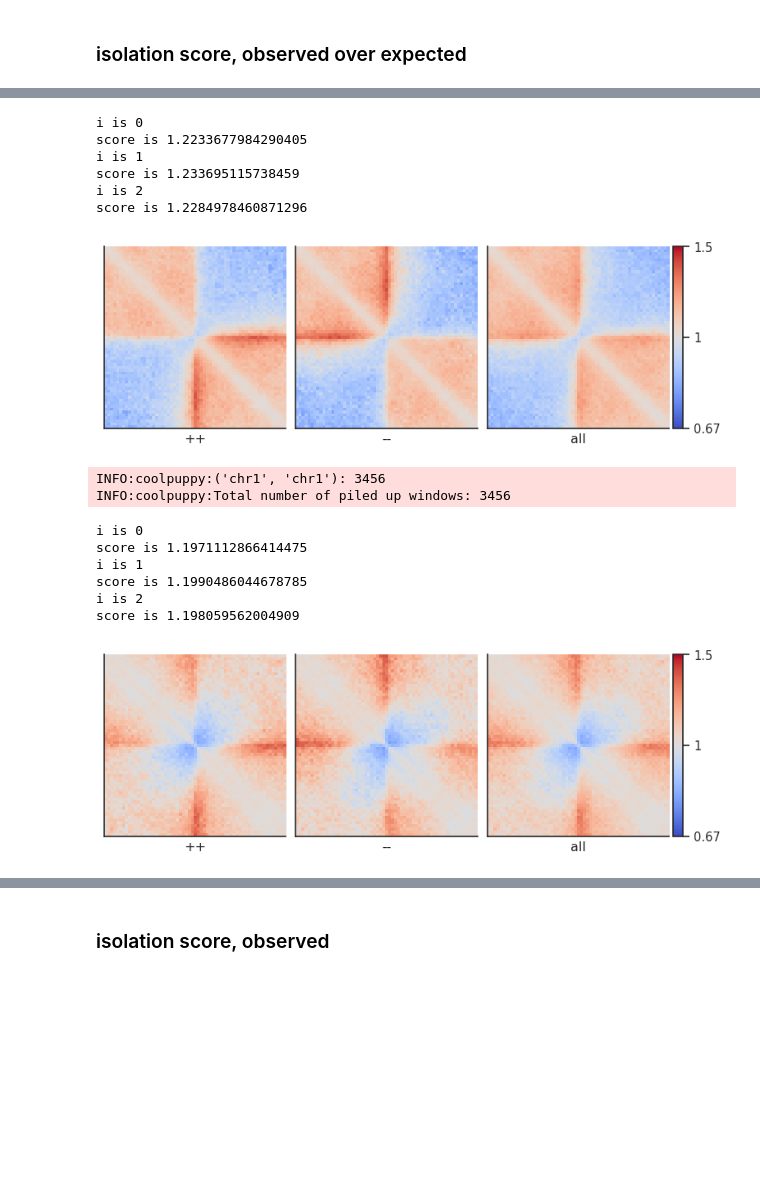
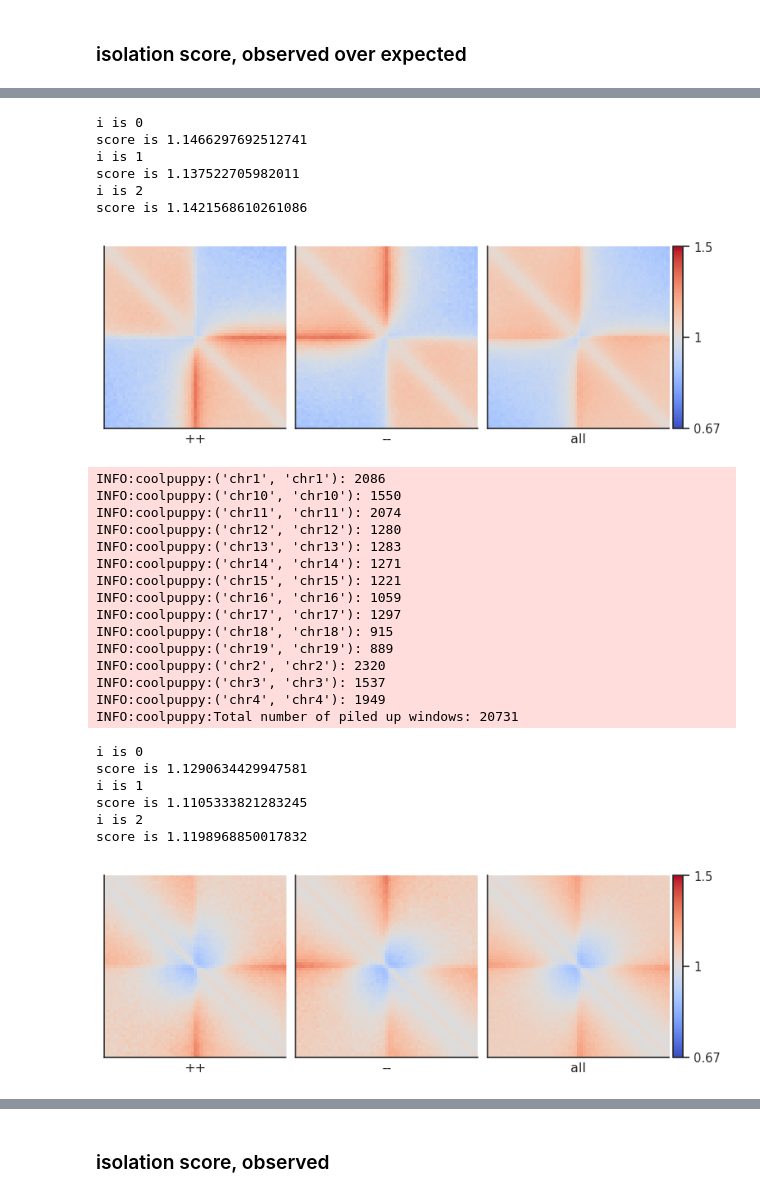
Before and after one commit to Fudenberg-Research-Group/dynamic_extrusion_boundaries, a Jupyter notebook: analysis/isolationscore_for_experimental.ipynb, the cells around one changed output, grey strips where cells are left out. Drawn from its saved outputs; the diff is of its cells as text; code cells hidden in the pictures; blank space fills up the shorter version.

```diff
--- a/analysis/isolationscore_for_experimental.ipynb
+++ b/analysis/isolationscore_for_experimental.ipynb
@@ -328,0 +334,8 @@ peaks_motifs
+# %%
+# Group by 'chuster_start' and 'cluster_end' and get the index of rows with the max 'score' within each group
+idx = peaks_motifs_cluster.groupby(['cluster_start', 'cluster_end'])['score'].idxmax()
+
+# Filter the dataframe to keep only the rows with the max 'score' in each group
+peaks_motifs_bin_s = peaks_motifs_cluster.loc[idx].reset_index(drop=True)
+
+peaks_motifs_bin_s
@@ -431,6 +415,7 @@ view_df = view_df[:1]
 sites=peaks_motifs_quartile.copy()
 clr = bonev_cooler
 pseudocount = 10./clr.info['sum']
+pseudocount = 0
 expected = expected_cis(
     clr,
     ignore_diags=0,
@@ -441,21 +426,18 @@ pup = coolpup.pileup(clr, sites, features_format='bed', expected_df=expected,vie
                     by_strand=True,
                     flank=300_000, min_diag=0
                     )
-#pup=pup[pup['orientation']=='all']
 scr=[]
 delta_val = 1
-diag_offset_val = 10
+diag_offset_val = 5
 max_distance_val = 30
 for i in range(len(pup['data'])):
     print('i is %s'%i)
-    #a,b,pile_c=get_isolated_regions(pup['data'][i],24,1,3,15)
     pile = pup['data'][i]
     score=chrscores.isolation_score(pile,delta=delta_val,diag_offset=diag_offset_val,max_dist=max_distance_val,
                                     snippet_shapes='triangle',
                                     pseudo_count=pseudocount)
     scr.append(score)
     print('score is %s'%score)
-    #print('average is %s'%(np.mean(a[a>0])/np.mean(b[b>0])))
 
 
 plotpup.plot(pup,
@@ -464,6 +446,6 @@ plotpup.plot(pup,
          height=3)
 
 
-plt.savefig('ondiagonal_for_bonev_top_quart.pdf')
+plt.savefig('output/figures/ondiagonal_for_bonev_top_quart.pdf')
 plt.show()
 # %% [output]
@@ -479,21 +461,26 @@ score is 1.3022071989227648
 # %%
-sites=peaks_motifs.copy()
+sites=peaks_motifs_bin_s.copy()
 clr = bonev_cooler
 pseudocount = 10./clr.info['sum']
+pseudocount_a = 0
+sites=peaks_motifs_bin_s.copy()
+clr = bonev_cooler
+pseudocount = 10./clr.info['sum']
+pseudocount = 0
 expected = expected_cis(
     clr,
     ignore_diags=0,
-    view_df=view_df_bonev[:1],
+    view_df=view_df_bonev[:19],
     chunksize=1000000)
 
-pup = coolpup.pileup(clr, sites, features_format='bed', expected_df=expected,view_df=view_df_bonev[:1], local=True,
+pup = coolpup.pileup(clr, sites, features_format='bed', expected_df=expected,view_df=view_df_bonev[:19], local=True,
                     by_strand=True,
                     flank=300_000, min_diag=0
                     )
 #pup=pup[pup['orientation']=='all']
 scr=[]
 delta_val = 1
-diag_offset_val = 10
+diag_offset_val = 5
 max_distance_val = 30
 for i in range(len(pup['data'])):
     print('i is %s'%i)
@@ -504,7 +491,6 @@ for i in range(len(pup['data'])):
                                     pseudo_count=pseudocount)
     scr.append(score)
     print('score is %s'%score)
-    #print('average is %s'%(np.mean(a[a>0])/np.mean(b[b>0])))
 
 
 plotpup.plot(pup,
@@ -513,6 +499,6 @@ plotpup.plot(pup,
          height=3)
 
 
-plt.savefig('ondiagonal_for_bonev.pdf')
+plt.savefig('output/figures/ondiagonal_for_bonev.pdf')
 plt.show()
 # %% [output]
@@ -594,5 +614,5 @@ score is 1.2827533056628504
 # %%
-sites=peaks_motifs.copy()
+sites=peaks_motifs_bin_s.copy()
 
 for sample in sample_dict_liu:
     mcool_path_liu =  cooler_prefix_liu + sample_dict_liu[sample]
@@ -601,21 +621,21 @@ for sample in sample_dict_liu:
 
     clr = liu_cooler
     pseudocount = 10./clr.info['sum']
-
+    pseudocount =0
     expected = expected_cis(
         clr,
         ignore_diags=0,
-        view_df=view_df_liu[:1],
+        view_df=view_df_liu[:19],
         chunksize=1000000)
 
-    pup = coolpup.pileup(clr, sites, features_format='bed', expected_df=expected,view_df=view_df_liu[:1], local=True,
+    pup = coolpup.pileup(clr, sites, features_format='bed', expected_df=expected,view_df=view_df_liu[:19], local=True,
                         by_strand=True,
                         flank=300_000, min_diag=0
                         )
 
     scr=[]
     delta_val = 1
-    diag_offset_val = 10
+    diag_offset_val = 5
     max_distance_val = 30
     for i in range(len(pup['data'])):
         print('i is %s'%i)
@@ -634,6 +654,6 @@ for sample in sample_dict_liu:
              height=3)
 
 
-    plt.savefig('ondiagonal_for_liu_%s.pdf'%sample)
+    plt.savefig('output/figures/ondiagonal_for_liu_%s.pdf'%sample)
     plt.show()
 # %% [output]
@@ -642,19 +675,32 @@ INFO:coolpuppy:Total number of piled up windows: 3456
 i is 0
-score is 1.2233677984290405
+score is 1.1466297692512741
 i is 1
-score is 1.233695115738459
+score is 1.137522705982011
 i is 2
-score is 1.2284978460871296
+score is 1.1421568610261086
-[figure, old version]
+[figure, new version]
-INFO:coolpuppy:('chr1', 'chr1'): 3456
-INFO:coolpuppy:Total number of piled up windows: 3456
+INFO:coolpuppy:('chr1', 'chr1'): 2086
+INFO:coolpuppy:('chr10', 'chr10'): 1550
+INFO:coolpuppy:('chr11', 'chr11'): 2074
+INFO:coolpuppy:('chr12', 'chr12'): 1280
+INFO:coolpuppy:('chr13', 'chr13'): 1283
+INFO:coolpuppy:('chr14', 'chr14'): 1271
+INFO:coolpuppy:('chr15', 'chr15'): 1221
+INFO:coolpuppy:('chr16', 'chr16'): 1059
+INFO:coolpuppy:('chr17', 'chr17'): 1297
+INFO:coolpuppy:('chr18', 'chr18'): 915
+INFO:coolpuppy:('chr19', 'chr19'): 889
+INFO:coolpuppy:('chr2', 'chr2'): 2320
+INFO:coolpuppy:('chr3', 'chr3'): 1537
+INFO:coolpuppy:('chr4', 'chr4'): 1949
+INFO:coolpuppy:Total number of piled up windows: 20731
 i is 0
-score is 1.1971112866414475
+score is 1.1290634429947581
 i is 1
-score is 1.1990486044678785
+score is 1.1105333821283245
 i is 2
-score is 1.198059562004909
+score is 1.1198968850017832
-[figure, old version]
+[figure, new version]
 # %%
 # Liu et al 2021
 # %%
```
Also changed, not shown: parts of 41 cells of this notebook.
